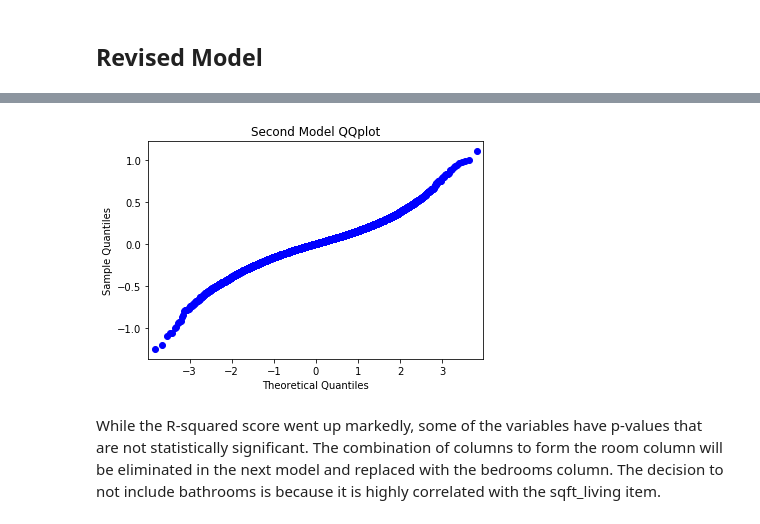
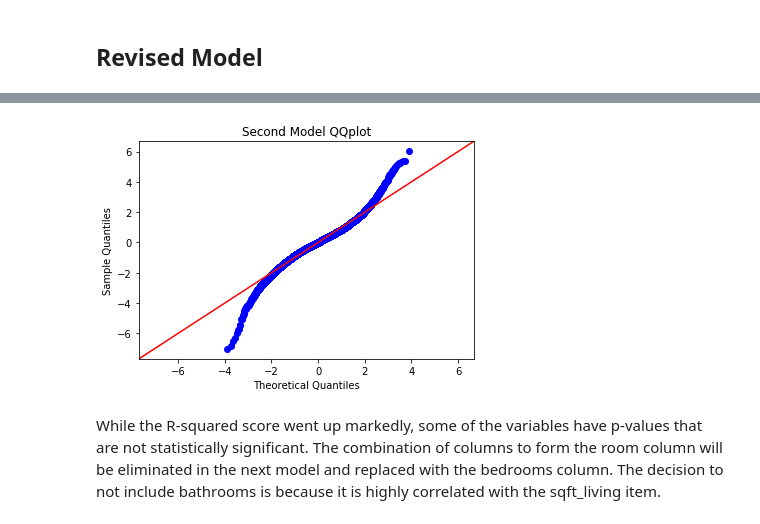
Before and after one commit to jdsmithwes/real_project1, a Jupyter notebook: student_OSEMN.ipynb, the cells around one changed output, grey strips where cells are left out. Cells and saved outputs as stored; diff of their text form; code cells hidden in the pictures.

```diff
--- a/student_OSEMN.ipynb
+++ b/student_OSEMN.ipynb
@@ -66,0 +67,4 @@ The first step that must be taken to prepare the data for the model is to addres
+# %%
+data ['waterfront'] = data['waterfront'].fillna(0.0)
+data ['yr_renovated'] = data['yr_renovated'].fillna(0.0)
+data['view'] = data['view'].fillna(0.0)
@@ -564,11 +600,11 @@ Warnings:
 strong multicollinearity or other numerical problems.
 # %%
 res = second.resid
-fig=sm.qqplot(res)
+fig=sm.qqplot(res, line='45',fit=True)
 plt.title('Second Model QQplot')
 plt.show()
 # %% [output]
-[figure, old version]
+[figure, new version]
 # %% [markdown]
 While the R-squared score went up markedly, some of the variables have p-values that are not statistically significant. The combination of columns to form the room column will be eliminated in the next model and replaced with the bedrooms column. The decision to not include bathrooms is because it is highly correlated with the sqft_living item.
 # %% [markdown]
```
Also changed, not shown: parts of 44 cells of this notebook.
